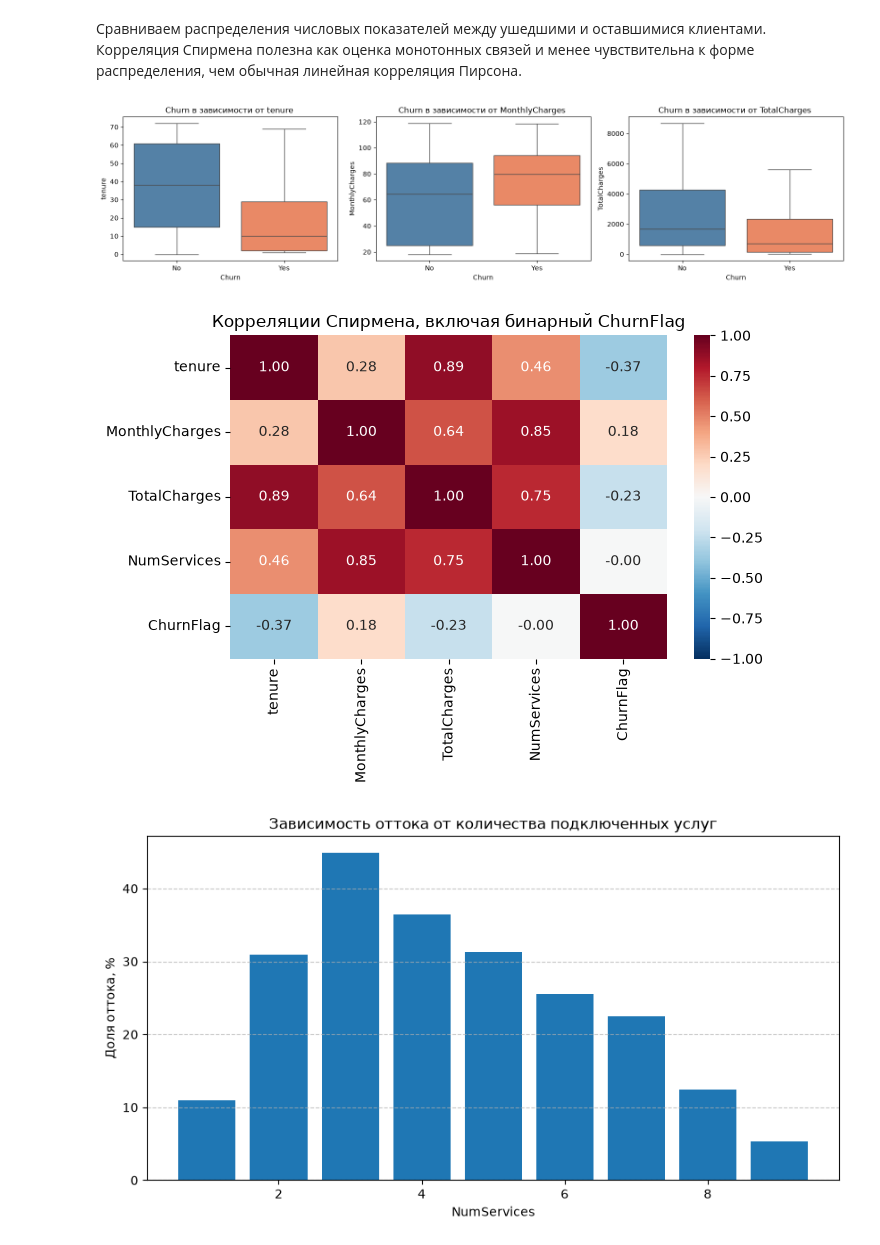
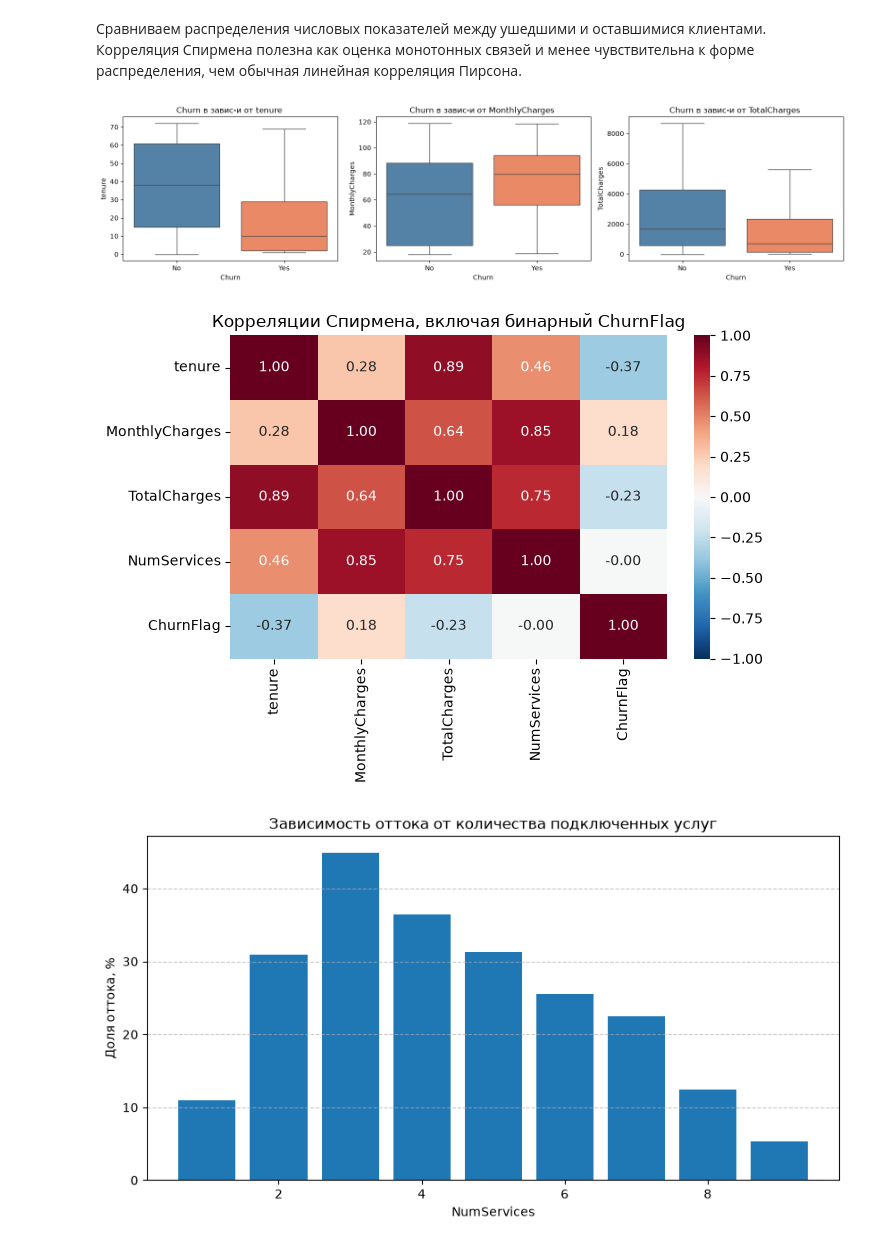
Before and after one commit to EntroKita/case_customer_churn, a Jupyter notebook: pipeline_customer_churn.ipynb, the cells around one changed output. Cells and saved outputs as stored; diff of their text form; code cells hidden in the pictures.

```diff
--- a/pipeline_customer_churn.ipynb
+++ b/pipeline_customer_churn.ipynb
@@ -508,23 +531,23 @@ plt.show()
 # %%
 fig, axes = plt.subplots(1, 3, figsize=(16, 4))
 for ax, col in zip(axes, numeric_features):
     sns.boxplot(data=df_eda, x='Churn', y=col,
                 order=['No', 'Yes'], hue='Churn', hue_order=['No', 'Yes'],
                 ax=ax, showfliers=False,
                 palette={'No': 'steelblue', 'Yes': 'coral'},
                 legend=False)
-    ax.set_title(f'Churn в зависимости от {col} ')
+    ax.set_title(f'Churn в завис-и от {col} ')
 plt.tight_layout()
 plt.show()
 
 spearman = df_eda[['tenure', 'MonthlyCharges', 'TotalCharges', 'NumServices', 'ChurnFlag']].corr(method='spearman')
 plt.figure(figsize=(7, 5))
 sns.heatmap(spearman, annot=True, fmt='.2f', cmap='RdBu_r', center=0, vmin=-1, vmax=1)
 plt.title('Корреляции Спирмена, включая бинарный ChurnFlag')
 plt.tight_layout()
 plt.show()
 # %% [output]
-[figure, old version]
+[figure, new version]
 [figure]
 # %%
 churn_by_services = df_eda.groupby('NumServices')['Churn'].apply(
```
Also changed, not shown: parts of 21 cells of this notebook.
